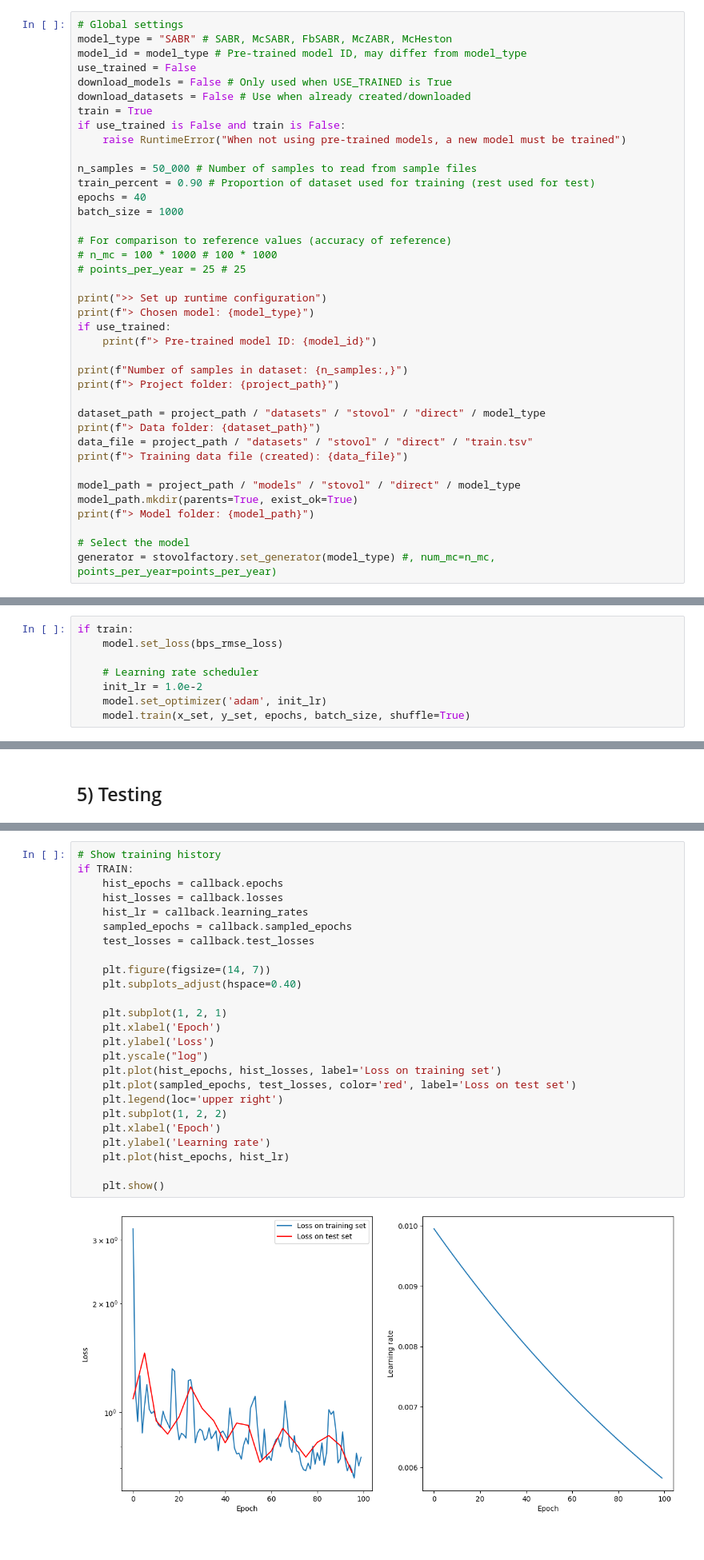
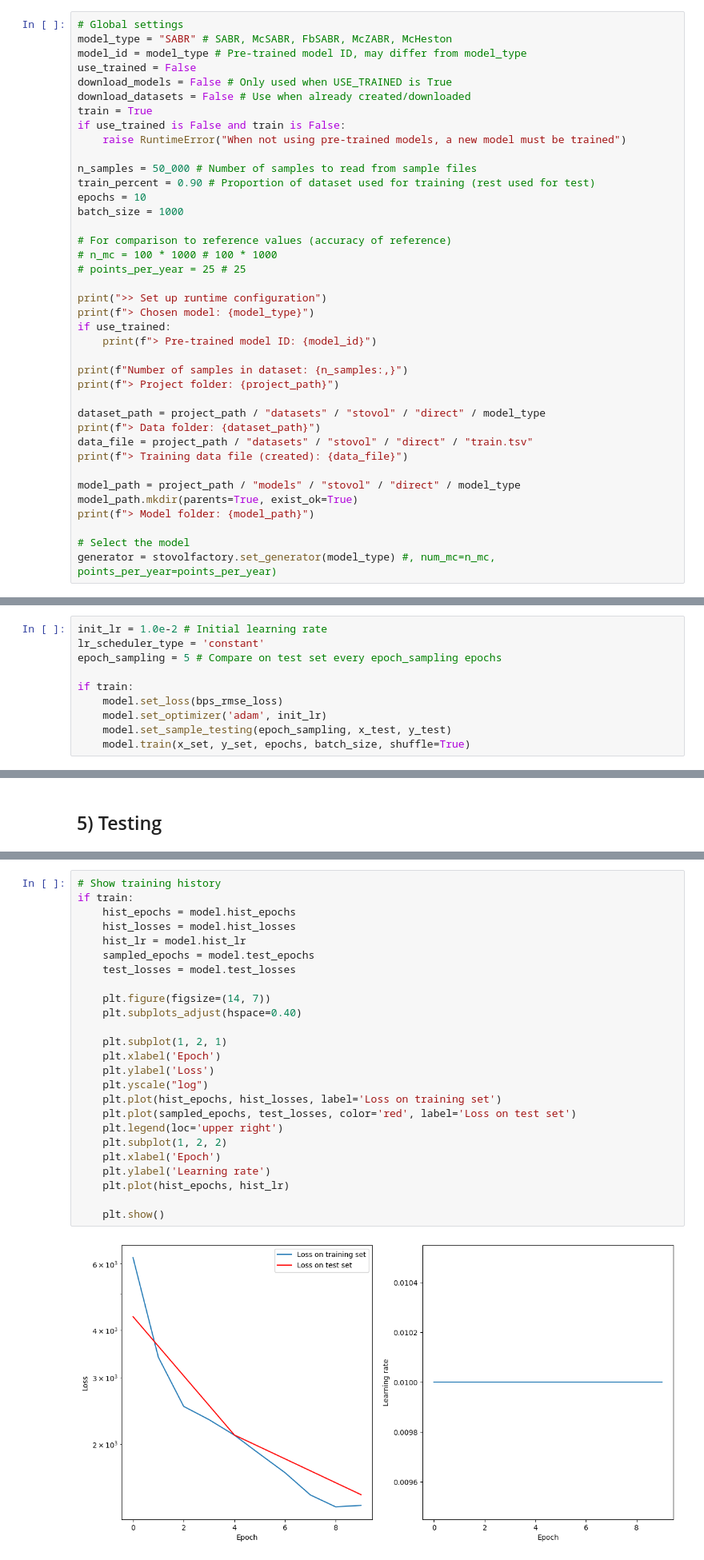
Before and after one commit to sebgur/SDev.Python, a Jupyter notebook: notebooks/stovol/StoVol Training.torch.ipynb, the cells around one changed output, grey strips where cells are left out. Shown at 80% size. Saved outputs shown, nothing was run; the diff lists cells and outputs as text.

Commit message:
saving progress now with sampling

```diff
--- a/notebooks/stovol/StoVol Training.torch.ipynb
+++ b/notebooks/stovol/StoVol Training.torch.ipynb
@@ -74,7 +72,7 @@ if use_trained is False and train is False:
 
 n_samples = 50_000 # Number of samples to read from sample files
 train_percent = 0.90 # Proportion of dataset used for training (rest used for test)
-epochs = 40
+epochs = 10
 batch_size = 1000
 
 # For comparison to reference values (accuracy of reference)
@@ -194,12 +192,14 @@ At the end of the training, the model is saved under a new name. Note that we us
 def bps_rmse_loss(pred, target):
     return 10000.0 * torch.sqrt(torch.mean((pred - target) ** 2))
 # %%
+init_lr = 1.0e-2 # Initial learning rate
+lr_scheduler_type = 'constant'
+epoch_sampling = 5 # Compare on test set every epoch_sampling epochs
+
 if train:
     model.set_loss(bps_rmse_loss)
-
-    # Learning rate scheduler
-    init_lr = 1.0e-2
     model.set_optimizer('adam', init_lr)
+    model.set_sample_testing(epoch_sampling, x_test, y_test)
     model.train(x_set, y_set, epochs, batch_size, shuffle=True)
 # %% [output]
 INFO | <><><><><><><><> TRAINING START <><><><><><><><>
@@ -387,27 +387,27 @@ Runtime(Model surface calculation): 0.1s
 # %%
 # Show training history
-if TRAIN:
-    hist_epochs = callback.epochs
-    hist_losses = callback.losses
-    hist_lr = callback.learning_rates
-    sampled_epochs = callback.sampled_epochs
-    test_losses = callback.test_losses
+if train:
+    hist_epochs = model.hist_epochs
+    hist_losses = model.hist_losses
+    hist_lr = model.hist_lr
+    sampled_epochs = model.test_epochs
+    test_losses = model.test_losses
 
     plt.figure(figsize=(14, 7))
     plt.subplots_adjust(hspace=0.40)
 
     plt.subplot(1, 2, 1)
     plt.xlabel('Epoch')
     plt.ylabel('Loss')
     plt.yscale("log")
     plt.plot(hist_epochs, hist_losses, label='Loss on training set')
     plt.plot(sampled_epochs, test_losses, color='red', label='Loss on test set')
     plt.legend(loc='upper right')
     plt.subplot(1, 2, 2)
     plt.xlabel('Epoch')
     plt.ylabel('Learning rate')
     plt.plot(hist_epochs, hist_lr)
 
     plt.show()
 # %% [output]
-[figure, old version]
+[figure, new version]
```
Also changed, not shown: parts of 5 cells of this notebook, 1 other file.
